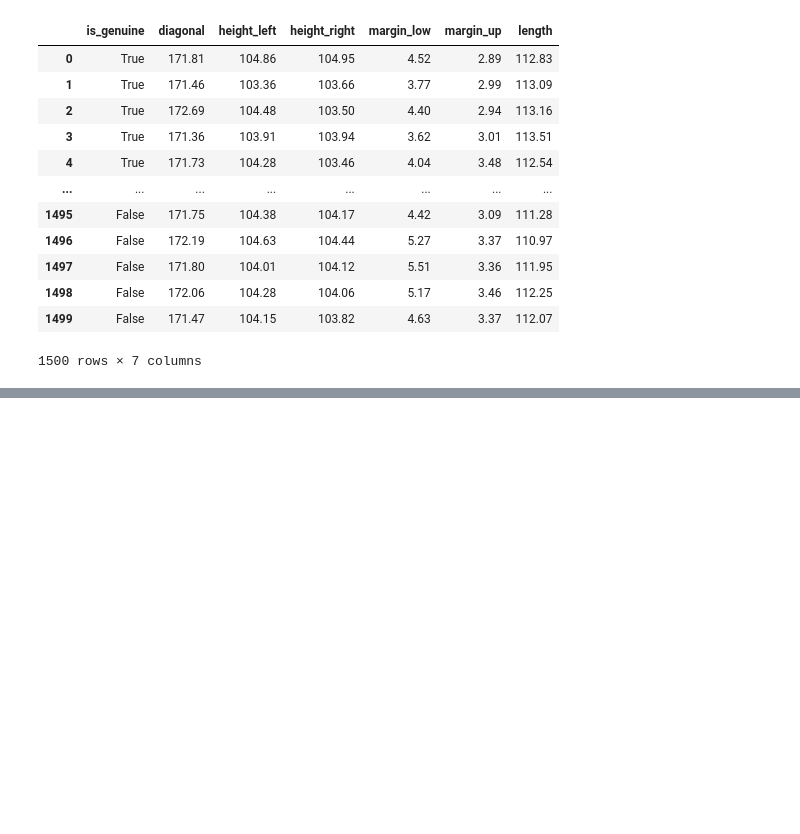
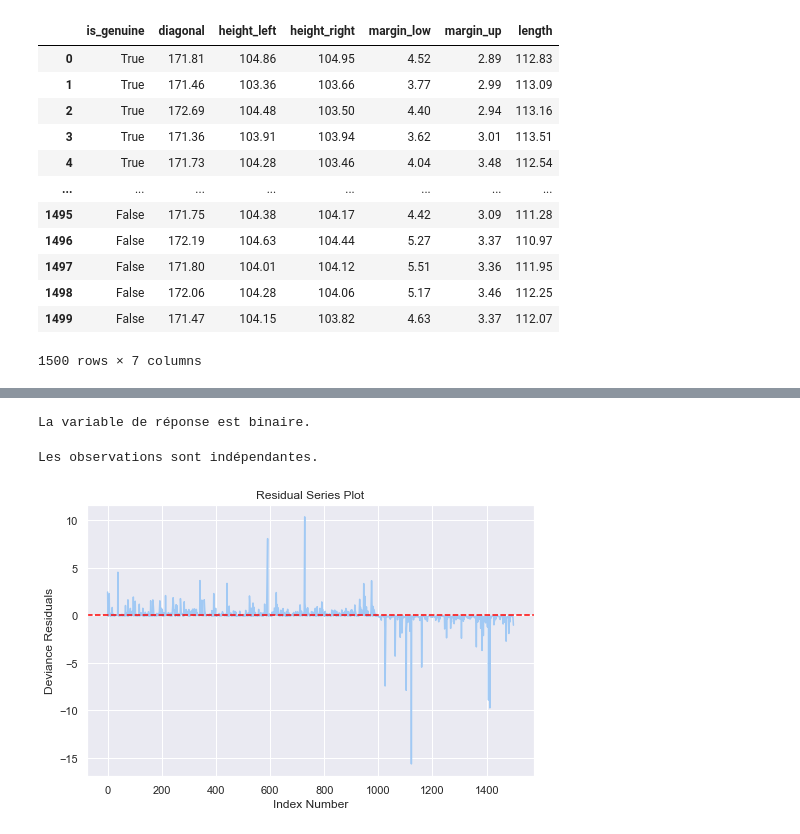
Before and after one commit to datadosreis/Detection-de-faux-billets, a Jupyter notebook: Sandbox_P10.ipynb, the cells around one changed output, grey strips where cells are left out. Saved outputs shown, nothing was run; the diff lists cells and outputs as text; code cells hidden in the pictures; blank space fills up the shorter version.

Commit message:
Ajout de la vérification de la régression logistique

```diff
--- a/Sandbox_P10.ipynb
+++ b/Sandbox_P10.ipynb
@@ -857,0 +808,14 @@ plt.show()
+# %%
+#Conversion des données booléenes en format numérique
+df['is_genuine'] = df['is_genuine'].astype(int)
+
+#Création d'un training set et d'un test set
+X = df[cols]
+y = df["is_genuine"]
+X_train, X_test, y_train, y_test = train_test_split(X, y, test_size=0.3, random_state=42)
+
+print("Taille du training set:", X_train.shape[0])
+print("Taille du test set:", X_test.shape[0])
+
+# Ajouter une constante aux données d'entraînement
+X_train = sm.add_constant(X_train)
@@ -857,0 +860,6 @@ plt.show()
+# %%
+model_reg_log, X_train, X_test = train_logistic_regression(X_train,
+                                                           y_train,
+                                                           X_test,
+                                                           alpha=0.05,
+                                                           drop_non_significant=True)
@@ -857,0 +911,43 @@ plt.show()
+# %%
+# Hypothèse n°1: la variable de réponse est binaire
+if len(y_train.unique()) != 2:
+    print("La variable de réponse n'est pas binaire.")
+else:
+    print("La variable de réponse est binaire.")
+# %% [output]
+La variable de réponse est binaire.
+# %%
+# Hypothèse n°2: les observations sont indépendantes
+if (X_train.index == y_train.index).all():
+    print("Les observations sont indépendantes.")
+else:
+    print("Les observations ne sont pas indépendantes.")
+# %% [output]
+Les observations sont indépendantes.
+# %%
+from statsmodels.genmod.generalized_linear_model import GLM
+from statsmodels.genmod import families
+
+# Setup logistic regression model (using GLM method so that we can retrieve residuals)
+logit_model = GLM(y_train, X_train, family=families.Binomial())
+logit_results = logit_model.fit()
+
+X_train_without_const = X_train.drop(columns="const")
+
+# Create a list without
+list_index = X_train_without_const.index.tolist()
+list_index.sort()
+
+# Generate residual series plot
+fig = plt.figure(figsize=(8,5))
+ax = fig.add_subplot(111,
+                     title="Residual Series Plot",
+                     xlabel="Index Number",
+                     ylabel="Deviance Residuals")
+
+# ax.plot(X.index.tolist(), stats.zscore(logit_results.resid_pearson))
+ax.plot(list_index, st.zscore(logit_results.resid_deviance).sort_index())
+plt.axhline(y=0, ls="--", color='red')
+plt.show()
+# %% [output]
+[figure, added]
```
Also changed, not shown: parts of 40 cells of this notebook.
